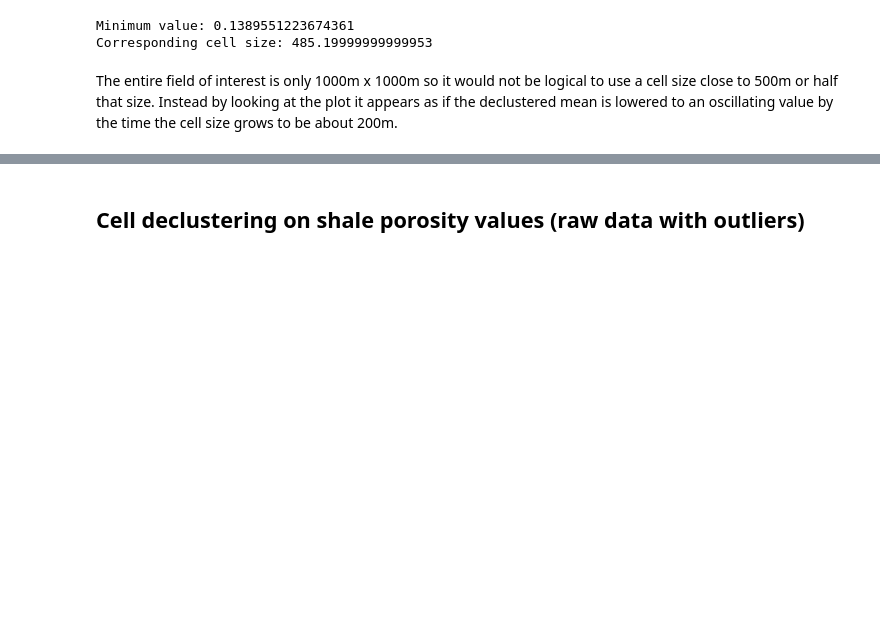
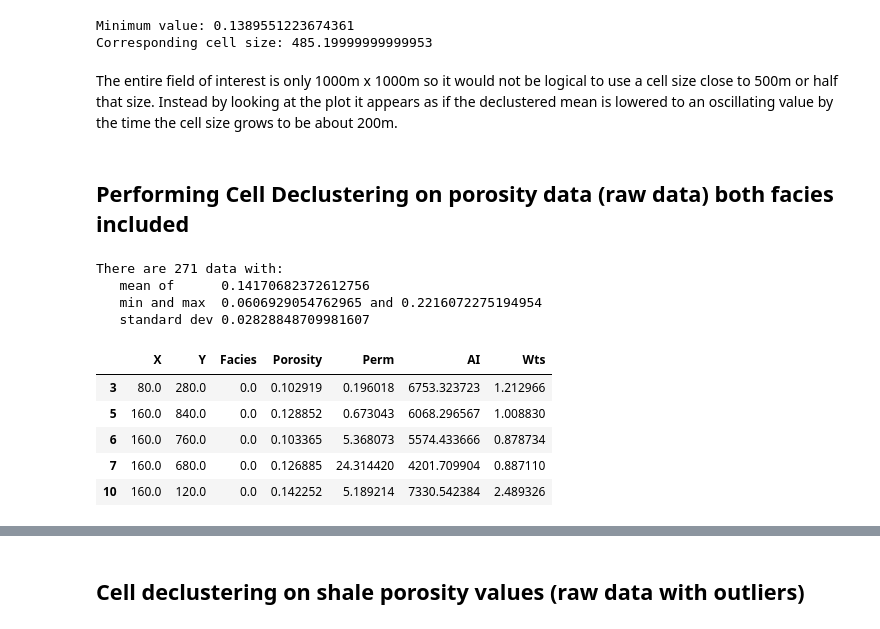
Before and after one commit to elbeejay/PGE383-Group1, a Jupyter notebook: Declustering.ipynb, the cells around one changed output, grey strips where cells are left out. Saved outputs shown, nothing was run; the diff lists cells and outputs as text; code cells hidden in the pictures; blank space fills up the shorter version.

```diff
--- a/Declustering.ipynb
+++ b/Declustering.ipynb
@@ -308,3 +310,20 @@ Minimum value: 0.1389551223674361
 Corresponding cell size: 485.19999999999953
 # %% [markdown]
 The entire field of interest is only 1000m x 1000m so it would not be logical to use a cell size close to 500m or half that size. Instead by looking at the plot it appears as if the declustered mean is lowered to an oscillating value by the time the cell size grows to be about 200m.
+# %% [markdown]
+## Performing Cell Declustering on porosity data (raw data) both facies included
+# %%
+wts, cell_sizes, dmeans = geostats.declus(df_raw,'X','Y','Porosity',iminmax = 1, noff= 10, ncell=100,cmin=10,cmax=1000)
+df_raw['Wts'] = wts                            # add weights to the sample data DataFrame
+df_raw.head()                                  # preview to check the sample data DataFrame
+# %% [output]
+There are 271 data with:
+   mean of      0.14170682372612756
+   min and max  0.0606929054762965 and 0.2216072275194954
+   standard dev 0.02828848709981607
+|  | X | Y | Facies | Porosity | Perm | AI | Wts |
+| 3 | 80.0 | 280.0 | 0.0 | 0.102919 | 0.196018 | 6753.323723 | 1.212966 |
+| 5 | 160.0 | 840.0 | 0.0 | 0.128852 | 0.673043 | 6068.296567 | 1.008830 |
+| 6 | 160.0 | 760.0 | 0.0 | 0.103365 | 5.368073 | 5574.433666 | 0.878734 |
+| 7 | 160.0 | 680.0 | 0.0 | 0.126885 | 24.314420 | 4201.709904 | 0.887110 |
+| 10 | 160.0 | 120.0 | 0.0 | 0.142252 | 5.189214 | 7330.542384 | 2.489326 |
```
Also changed, not shown: parts of 8 cells of this notebook, 4 other files.
